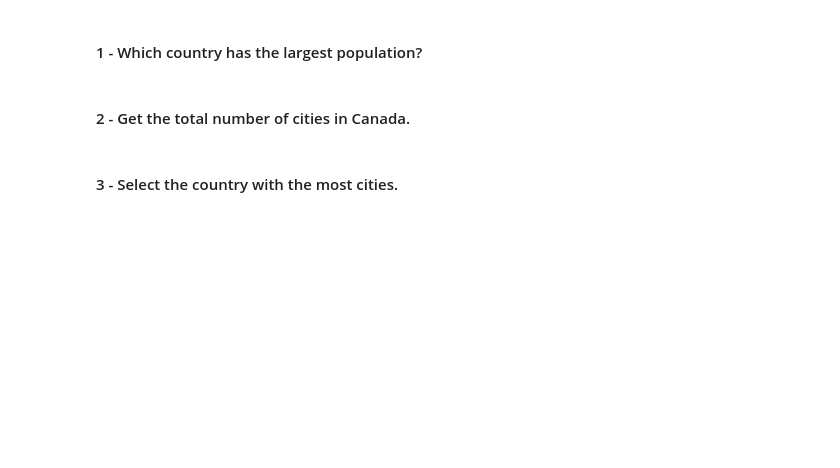
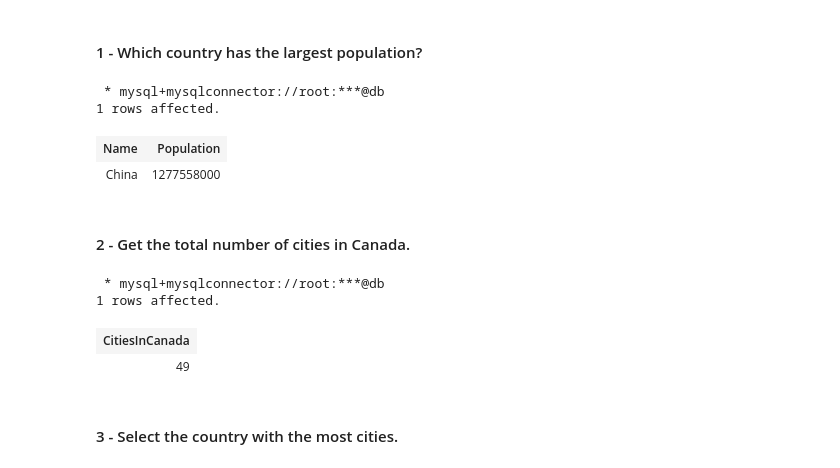
Before and after one commit to gulbord/MAPD-B, a Jupyter notebook: mysql/notebooks/MySQL.ipynb, the cells around one changed output. Cells and saved outputs as stored; diff of their text form; code cells hidden in the pictures; blank space fills up the shorter version.

```diff
--- a/mysql/notebooks/MySQL.ipynb
+++ b/mysql/notebooks/MySQL.ipynb
@@ -1547,18 +1318,28 @@ SHOW TABLES;
 # %%
 %%sql
 
-# SELECT   ,
-# FROM
-# ORDER BY     DESC
-# LIMIT 1;
+SELECT Name, Population
+FROM country
+ORDER BY Population DESC
+LIMIT 1;
+# %% [output]
+ * mysql+mysqlconnector://root:***@db
+1 rows affected.
+| Name | Population |
+| China | 1277558000 |
 # %% [markdown]
 #### 2 - Get the total number of cities in Canada.
 # %%
 %%sql
 
-# SELECT  AS CitiesInCanada
-# FROM
-# WHERE ;
+SELECT COUNT(CountryCode) AS CitiesInCanada
+FROM city
+WHERE CountryCode = "CAN";
+# %% [output]
+ * mysql+mysqlconnector://root:***@db
+1 rows affected.
+| CitiesInCanada |
+| 49 |
 # %% [markdown]
 #### 3 - Select the country with the most cities.
 # %%
```
Also changed, not shown: parts of 70 cells of this notebook.
